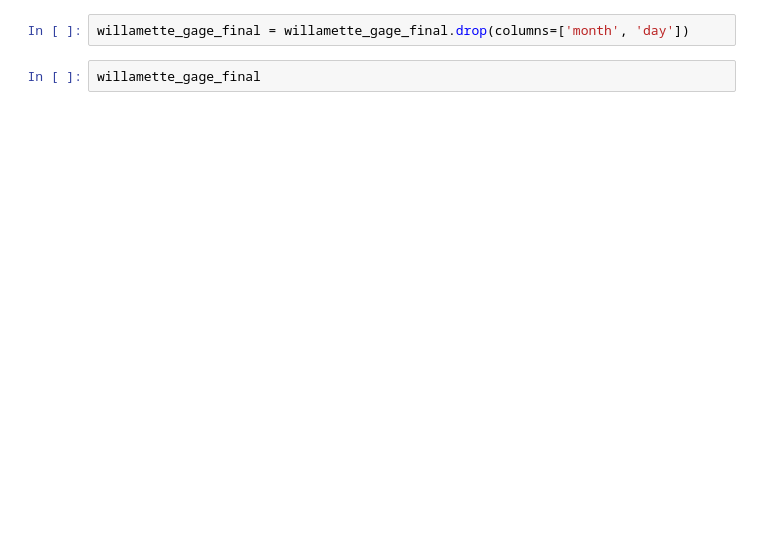
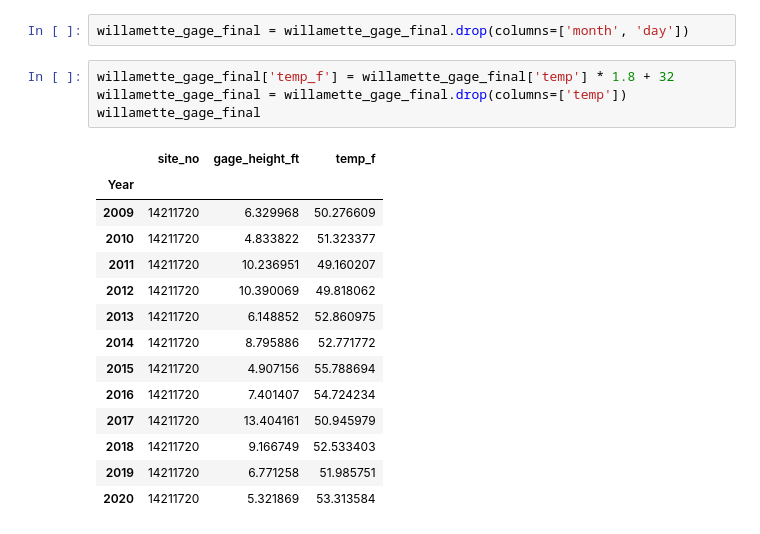
Before and after one commit to jayhjman/bootcamp-project1, a Jupyter notebook: Trim_water_data.ipynb, the cells around one changed output. Cells and saved outputs as stored; diff of their text form; blank space fills up the shorter version.

```diff
--- a/Trim_water_data.ipynb
+++ b/Trim_water_data.ipynb
@@ -326,7 +395,24 @@ willamette_gage_final
 # %%
 willamette_gage_final = willamette_gage_final.drop(columns=['month', 'day'])
-# %%
-willamette_gage_final
+# %%
+willamette_gage_final['temp_f'] = willamette_gage_final['temp'] * 1.8 + 32
+willamette_gage_final = willamette_gage_final.drop(columns=['temp'])
+willamette_gage_final
+# %% [output]
+|  | site_no | gage_height_ft | temp_f |
+| Year |  |  |  |
+| 2009 | 14211720 | 6.329968 | 50.276609 |
+| 2010 | 14211720 | 4.833822 | 51.323377 |
+| 2011 | 14211720 | 10.236951 | 49.160207 |
+| 2012 | 14211720 | 10.390069 | 49.818062 |
+| 2013 | 14211720 | 6.148852 | 52.860975 |
+| 2014 | 14211720 | 8.795886 | 52.771772 |
+| 2015 | 14211720 | 4.907156 | 55.788694 |
+| 2016 | 14211720 | 7.401407 | 54.724234 |
+| 2017 | 14211720 | 13.404161 | 50.945979 |
+| 2018 | 14211720 | 9.166749 | 52.533403 |
+| 2019 | 14211720 | 6.771258 | 51.985751 |
+| 2020 | 14211720 | 5.321869 | 53.313584 |
 # %%
 # Read in Willamette Dam Spring Chinook Counts
 willamette_file = "Resources/Chinook_Willamette_Counts.csv"
```
Also changed, not shown: parts of 17 cells of this notebook.
